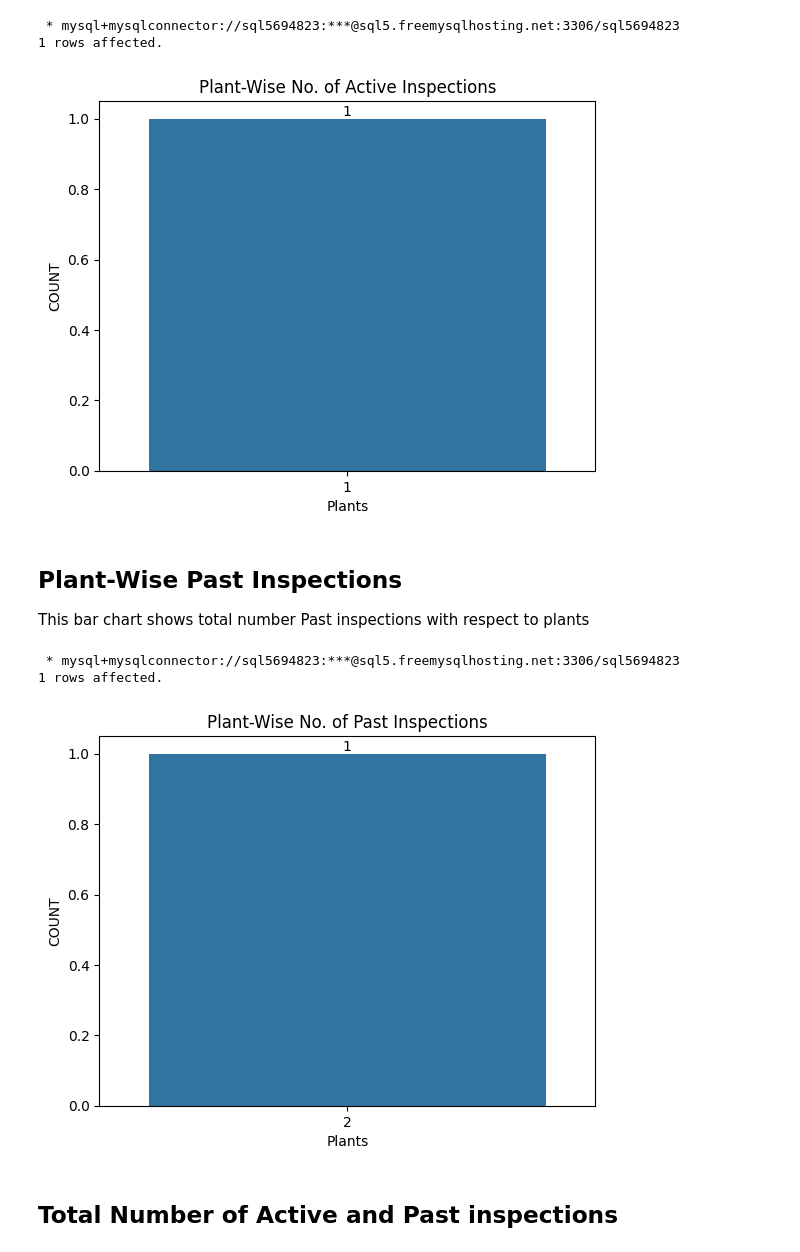
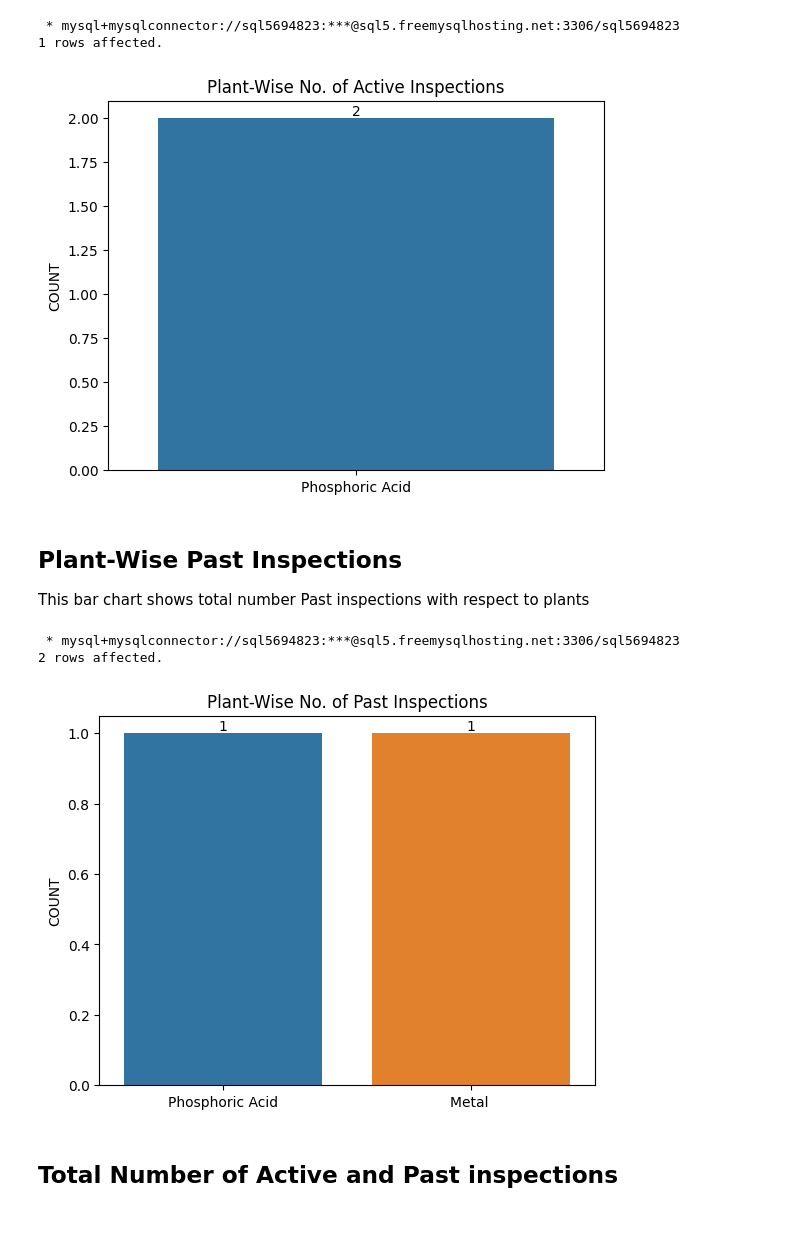
Before and after one commit to tapaswi-v-s/industrial-equipment-inspection-system, a Jupyter notebook: industrial-equipment-inspection-system-app/jupyter_notebook/industrial-equipment-management-system.ipynb, the cells around one changed output. Cells and saved outputs as stored; diff of their text form; code cells hidden in the pictures; blank space fills up the shorter version.

```diff
--- a/industrial-equipment-inspection-system-app/jupyter_notebook/industrial-equipment-management-system.ipynb
+++ b/industrial-equipment-inspection-system-app/jupyter_notebook/industrial-equipment-management-system.ipynb
@@ -49,37 +49,37 @@ plt.show()
 
 This bar chart shows total number active inspections with respect to plants
 # %%
-active_inspections = %sql SELECT COUNT(*) AS COUNT, plant_id FROM sql5694823.inspection WHERE evaluator_id IS NULL GROUP BY plant_id;
+active_inspections = %sql SELECT COUNT(*) AS COUNT, plant_id, name FROM sql5694823.inspection JOIN plant ON plant.id=inspection.plant_id WHERE inspection.evaluator_id IS NULL GROUP BY plant_id;
 active_inspections = active_inspections.DataFrame()
 # %% [output]
  * mysql+mysqlconnector://sql5694823:***@sql5.freemysqlhosting.net:3306/sql5694823
 1 rows affected.
 # %%
-ax = sns.barplot(data=active_inspections, x='plant_id', y='COUNT')
+ax = sns.barplot(data=active_inspections, x='name', y='COUNT')
 ax.bar_label(ax.containers[0])
 plt.title('Plant-Wise No. of Active Inspections')
-plt.xlabel('Plants')
+plt.xlabel('')
 plt.show()
 # %% [output]
-[figure, old version]
+[figure, new version]
 # %% [markdown]
 ## Plant-Wise Past Inspections
 
 This bar chart shows total number Past inspections with respect to plants
 # %%
-past_inspections = %sql SELECT COUNT(*) AS COUNT, plant_id FROM sql5694823.inspection WHERE evaluator_id IS NOT NULL GROUP BY plant_id;
+past_inspections = %sql SELECT COUNT(*) AS COUNT, plant_id, name FROM sql5694823.inspection JOIN plant ON plant.id=inspection.plant_id WHERE inspection.evaluator_id IS NOT NULL GROUP BY plant_id;
 past_inspections = past_inspections.DataFrame()
 # %% [output]
  * mysql+mysqlconnector://sql5694823:***@sql5.freemysqlhosting.net:3306/sql5694823
-1 rows affected.
+2 rows affected.
 # %%
-ax = sns.barplot(data=past_inspections, x='plant_id', y='COUNT')
+ax = sns.barplot(data=past_inspections, x='name', y='COUNT')
 ax.bar_label(ax.containers[0])
 plt.title('Plant-Wise No. of Past Inspections')
-plt.xlabel('Plants')
+plt.xlabel('')
 plt.show()
 # %% [output]
-[figure, old version]
+[figure, new version]
 # %% [markdown]
 ## Total Number of Active and Past inspections
 # %%
```
Also changed, not shown: parts of 7 cells of this notebook.
